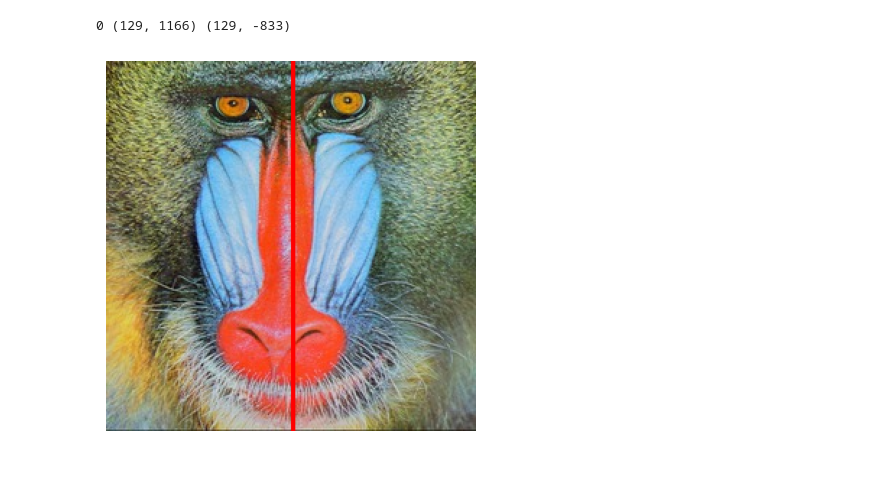
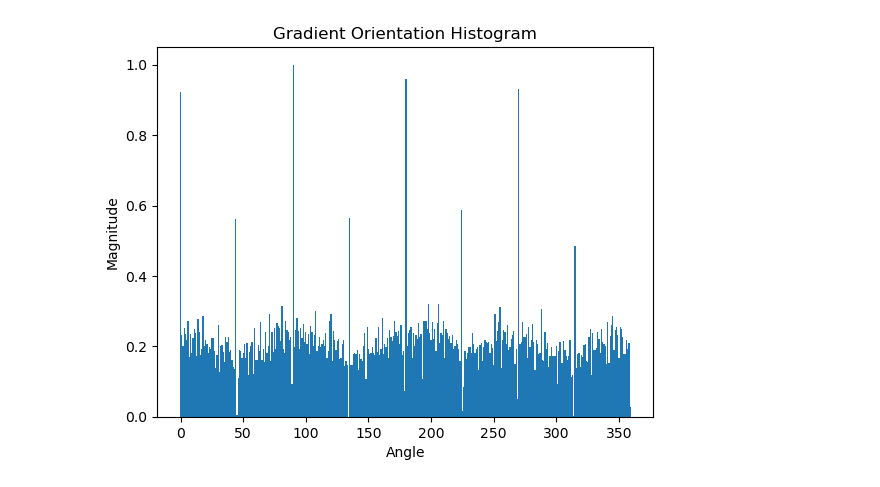
Before and after one commit to DanielHo-BS/ImageProcess, a Jupyter notebook: HW4/main.ipynb, the cells around one changed output. Drawn from its saved outputs; the diff is of its cells as text; code cells hidden in the pictures.

Commit message:
Update HW4 * Add images * Add README.md * Update main.ipynb * Rename test.bash * Update utils.py with hist_norm * Update main.py with img.reszie

```diff
--- a/HW4/main.ipynb
+++ b/HW4/main.ipynb
@@ -31,28 +0,0 @@ plt.savefig('histogram_angle.jpg')
-# %%
-# 設置投票結果陣列
-height, width = gray.shape
-votes = np.zeros((360, height, width), dtype=np.uint8)
-
-# 投票過程
-for ang in range(0, 360):
-    radians = ang * np.pi / 180.0
-    sin = np.sin(radians)
-    cos = np.cos(radians)
-    for y in range(1, height - 1):
-        for x in range(1, width - 1):
-            if magnitude[y, x] > 0:
-                x2 = int(x - sin * magnitude[y, x])
-                y2 = int(y + cos * magnitude[y, x])
-                x2 = max(0, min(x2, width - 1))
-                y2 = max(0, min(y2, height - 1))
-                votes[ang, y2, x2] += 1
-
-# 繪製投票柱狀圖
-hist = [np.sum(votes[ang]) for ang in range(0, 360)]
-hist = (hist - np.min(hist)) / (np.max(hist) - np.min(hist))
-plt.figure()
-plt.bar(range(0,360), hist, width=1)
-plt.title('Gradient Orientation Histogram')
-plt.xlabel('Angle')
-plt.ylabel('Magnitude')
-plt.savefig('histogram_vote.jpg')
@@ -103,18 +0,0 @@ y = np.mean(points[:, 1])
-# %%
-# 繪製對稱軸
-radians = best_angle * np.pi / 180.0
-sin = np.sin(radians)
-cos = np.cos(radians)
-pt1 = (int(x - 1000 * sin), int(y + 1000 * cos))
-pt2 = (int(x + 1000 * sin), int(y - 1000 * cos))
-print(best_angle,pt1,pt2)
-cv2.line(img, pt1, pt2, (0, 0, 255), 2)
-
-# 顯示結果
-plt.figure()
-plt.imshow(cv2.cvtColor(img, cv2.COLOR_BGR2RGB))
-plt.axis('off')
-plt.savefig('output.jpg')
-# %% [output]
-0 (129, 1166) (129, -833)
-[figure, removed]
@@ -120,0 +9,6 @@ plt.savefig('output.jpg')
+# %%
+inputFile = './Input/image.jpg'
+outputPath = './Output'
+
+if not os.path.exists(outputPath):
+    os.mkdir(outputPath)
@@ -120,0 +21,10 @@ plt.savefig('output.jpg')
+# %%
+    # 計算梯度和方向
+    gradient = gradient_sobel(gray)
+
+    # 繪製梯度方向柱狀圖
+    hist, _ = np.histogram(gradient['angle'], bins=360, range=(0, 360))
+    saveName = outputPath + '/histogram_angle.jpg'
+    drewHist(hist, saveName)
+# %% [output]
+[figure, added]
```
Also changed, not shown: parts of 13 cells of this notebook, 10 other files.
